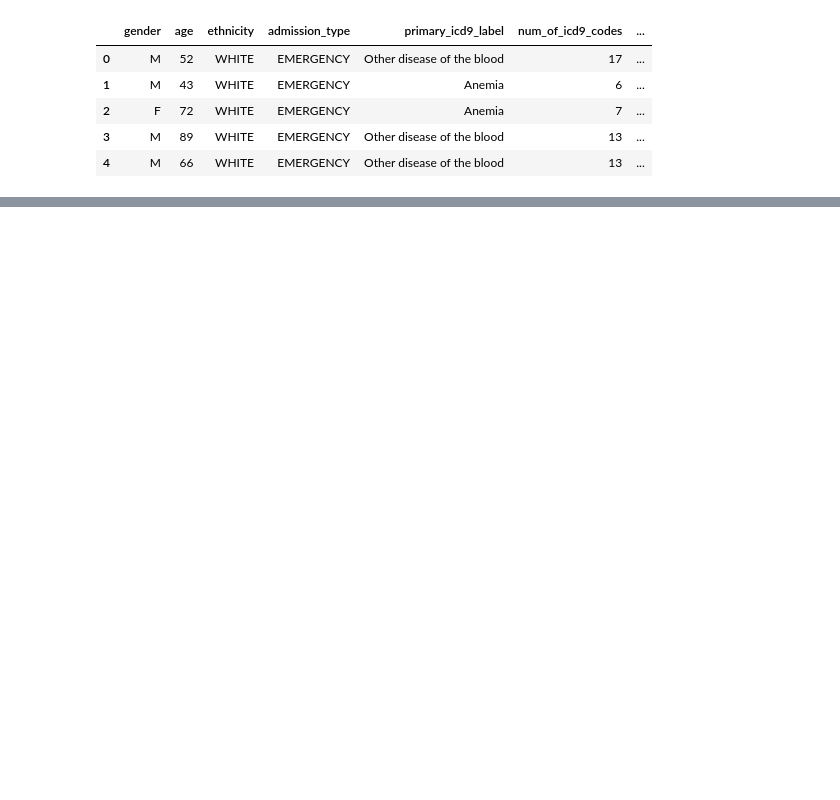
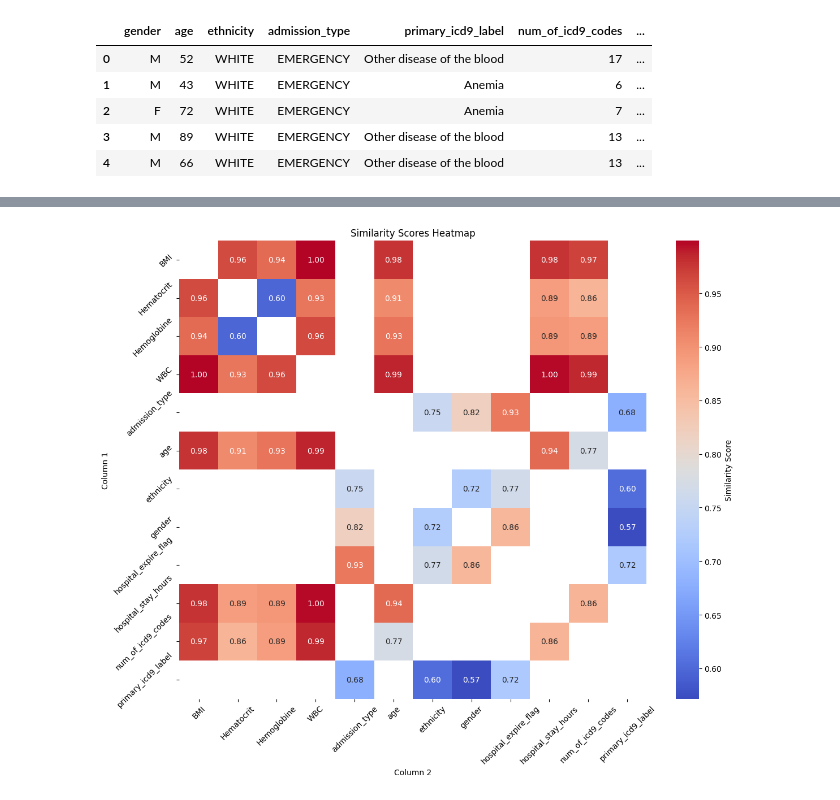
Before and after one commit to botamariaaurora/Synthetic-Patient-Health-Data-Generation-Using-Conversational-AI-and-Large-Language-Models, a Jupyter notebook: Notebooks/Synthetic Data Evaluation.ipynb, the cells around one changed output, grey strips where cells are left out. Drawn from its saved outputs; the diff is of its cells as text; code cells hidden in the pictures; blank space fills up the shorter version.

```diff
--- a/Notebooks/Synthetic Data Evaluation.ipynb
+++ b/Notebooks/Synthetic Data Evaluation.ipynb
@@ -32,0 +12,2 @@ real_data.head(-1)
+# %%
+chapters = [4,5,6]
@@ -140,3 +159,49 @@ for p in pairs:
     )
 
     fig.show()
+# %%
+categorical_cols = ['gender', 'ethnicity', 'admission_type', 'primary_icd9_label']
+binary_cols = ['hospital_expire_flag']
+numerical_cols = ['age', 'num_of_icd9_codes', 'hospital_stay_hours', 'BMI', 'Hemoglobine', 'Hematocrit', 'WBC']
+
+results = []
+index = []
+
+# Check combinations of columns and calculate the appropriate similarity metric
+for col1 in all_real_data.columns:
+    for col2 in all_real_data.columns:
+        if col1 != col2:
+            index.append((col1, col2))
+            if col1 in categorical_cols + binary_cols and col2 in categorical_cols + binary_cols:
+                # Use Contingency Similarity for categorical-binary pairs
+                score = ContingencySimilarity.compute(
+                    real_data=all_real_data[[col1, col2]],
+                    synthetic_data=all_synthetic_data[[col1, col2]]
+                )
+                results.append({'Score': score, 'Metric': 'Contingency'})
+            elif col1 in numerical_cols and col2 in numerical_cols:
+                # Use Correlation Similarity for numerical pairs
+                score = CorrelationSimilarity.compute(
+                    real_data=all_real_data[[col1, col2]],
+                    synthetic_data=all_synthetic_data[[col1, col2]],
+                    coefficient='Pearson'
+                )
+                results.append({'Score': score, 'Metric': 'Correlation'})
+            else:
+                # Incompatible types for comparison
+                results.append({'Score': np.nan, 'Metric': 'Incompatible', 'Reason': 'Type mismatch'})
+
+results_df = pd.DataFrame(results, index=pd.MultiIndex.from_tuples(index, names=['Column 1', 'Column 2']))
+results_df.reset_index(inplace=True)
+score_matrix = results_df.pivot(index='Column 1', columns='Column 2', values='Score')
+
+# Plotting the heatmap of scores
+plt.figure(figsize=(12, 10))
+sns.heatmap(score_matrix, annot=True, fmt=".2f", cmap='coolwarm', cbar_kws={'label': 'Similarity Score'}, mask=score_matrix.isnull())
+plt.title('Similarity Scores Heatmap')
+plt.xticks(rotation=45)
+plt.yticks(rotation=45)
+plt.tight_layout()
+plt.show()
+# %% [output]
+[figure, added]
```
Also changed, not shown: parts of 18 cells of this notebook, 3 other files.
